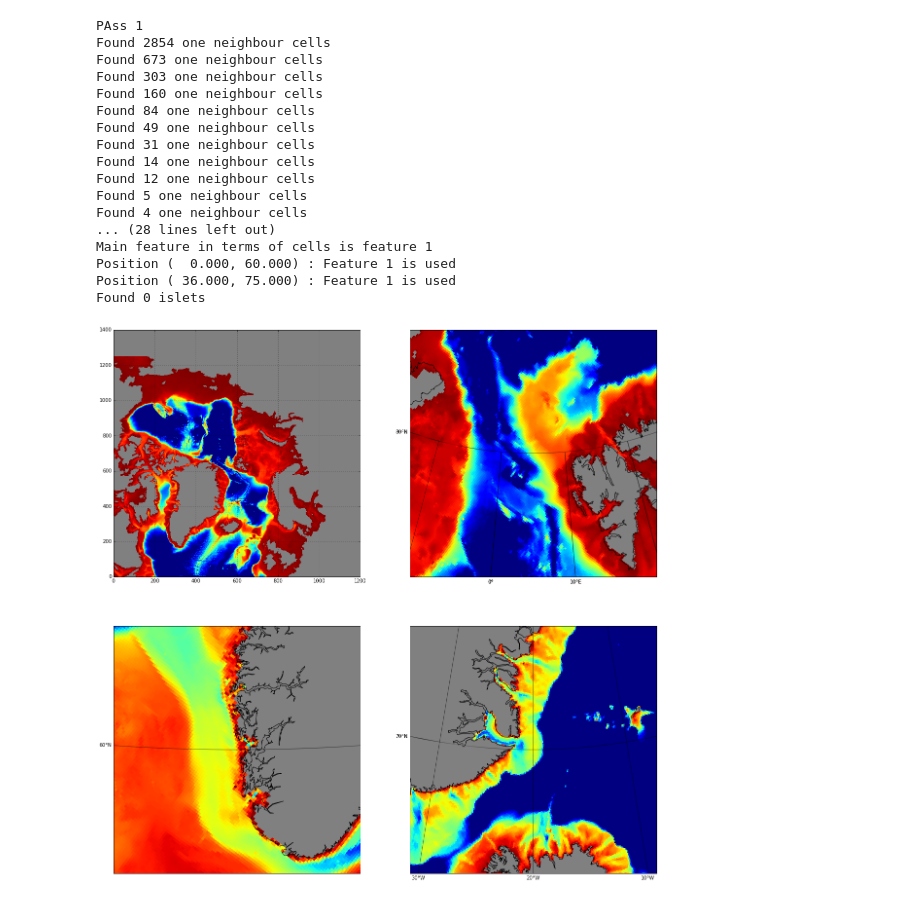
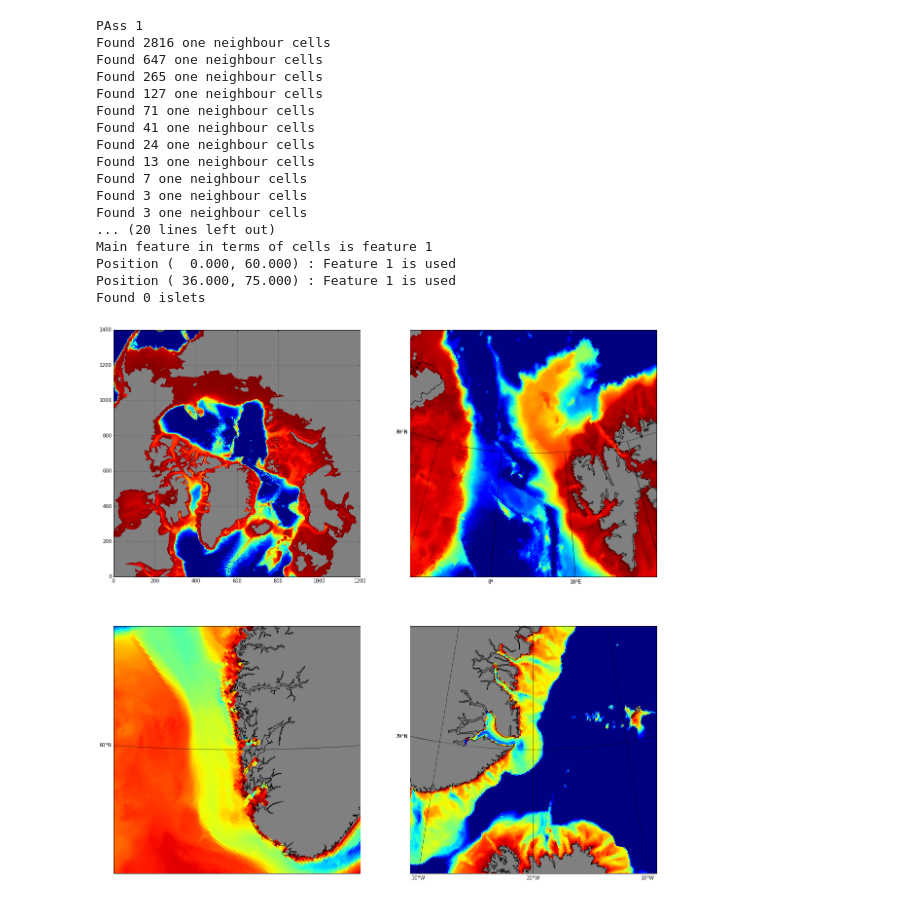
Before and after one commit to MostafaBakhoda/modeltools, a Jupyter notebook: grid+bathytest.ipynb, the cells around one changed output. Drawn from its saved outputs; the diff is of its cells as text; code cells hidden in the pictures.

```diff
--- a/grid+bathytest.ipynb
+++ b/grid+bathytest.ipynb
@@ -9,7 +9,7 @@ import modeltools.bathy
 import modeltools.hycom.io
 import numpy
 grid1=modeltools.grid.Proj4Grid("+proj=stere +lon_0=-32 +lat_0=90 +lat_ts=80 +ellps=sphere",
-                              -62,47.3,5500,5500,1050,1250)
+                              -68,44,5500,5500,1200,1400)
 figure=grid1.plotgrid(1.5)
 matplotlib.pyplot.show()
 
@@ -45,7 +39,7 @@ gebco = modeltools.bathy.GEBCO2014("/Users/knutal/Bathymetry/GEBCO/GEBCO_2014_2D
 lon,lat=grid1.pgrid()
 
 w2=gebco.regrid(lon,lat,width=grid1.dx)
-w2=numpy.ma.masked_where(w2>=0,w2)
+w2=numpy.ma.masked_where(w2>=modeltools.bathy.default_threshold,w2)
 
 
 
@@ -105,33 +99,33 @@ DEBUG:root:Filtering width half-width = 3 grid cells
 # %%
 print "PAss 1"
 w3=modeltools.bathy.remove_one_neighbour_cells(w2)
 w3=modeltools.bathy.remove_isolated_basins(lon,lat,w3,[0,36],[60,75])
 w3=modeltools.bathy.remove_islets(w3)
 
 print "PAss 2"
 w3=modeltools.bathy.remove_one_neighbour_cells(w3)
 w3=modeltools.bathy.remove_isolated_basins(lon,lat,w3,[0,36],[60,75])
 w3=modeltools.bathy.remove_islets(w3)
 
-w3=numpy.ma.masked_where(w3>=0,w3)
+w3=numpy.ma.masked_where(w3>=modeltools.bathy.default_threshold,w3)
 
 plot_excerpt(lon,lat,w3)
 # %% [output]
 PAss 1
-Found 2854 one neighbour cells
-Found 673 one neighbour cells
-Found 303 one neighbour cells
-Found 160 one neighbour cells
-Found 84 one neighbour cells
-Found 49 one neighbour cells
-Found 31 one neighbour cells
-Found 14 one neighbour cells
-Found 12 one neighbour cells
-Found 5 one neighbour cells
-Found 4 one neighbour cells
-... (28 lines left out)
+Found 2816 one neighbour cells
+Found 647 one neighbour cells
+Found 265 one neighbour cells
+Found 127 one neighbour cells
+Found 71 one neighbour cells
+Found 41 one neighbour cells
+Found 24 one neighbour cells
+Found 13 one neighbour cells
+Found 7 one neighbour cells
+Found 3 one neighbour cells
+Found 3 one neighbour cells
+... (20 lines left out)
 Main feature in terms of cells is feature 1
 Position (  0.000, 60.000) : Feature 1 is used
 Position ( 36.000, 75.000) : Feature 1 is used
 Found 0 islets
-[figure, old version]
+[figure, new version]
```
Also changed, not shown: parts of 5 cells of this notebook, 3 other files.
